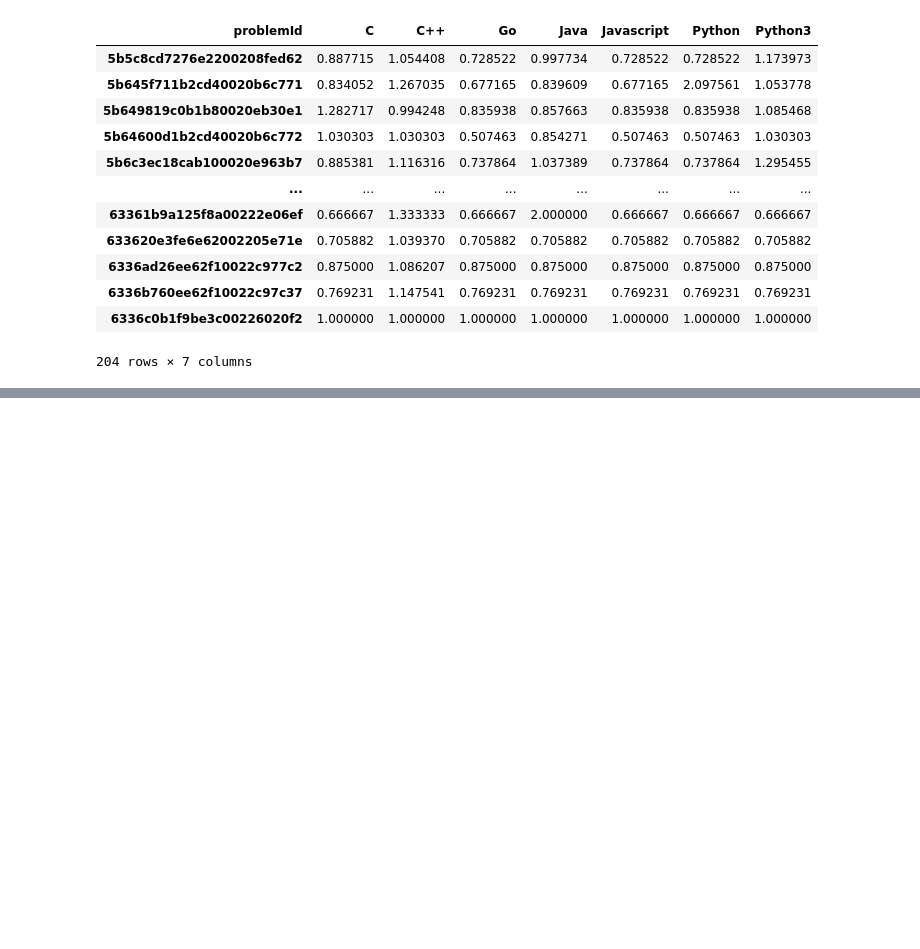
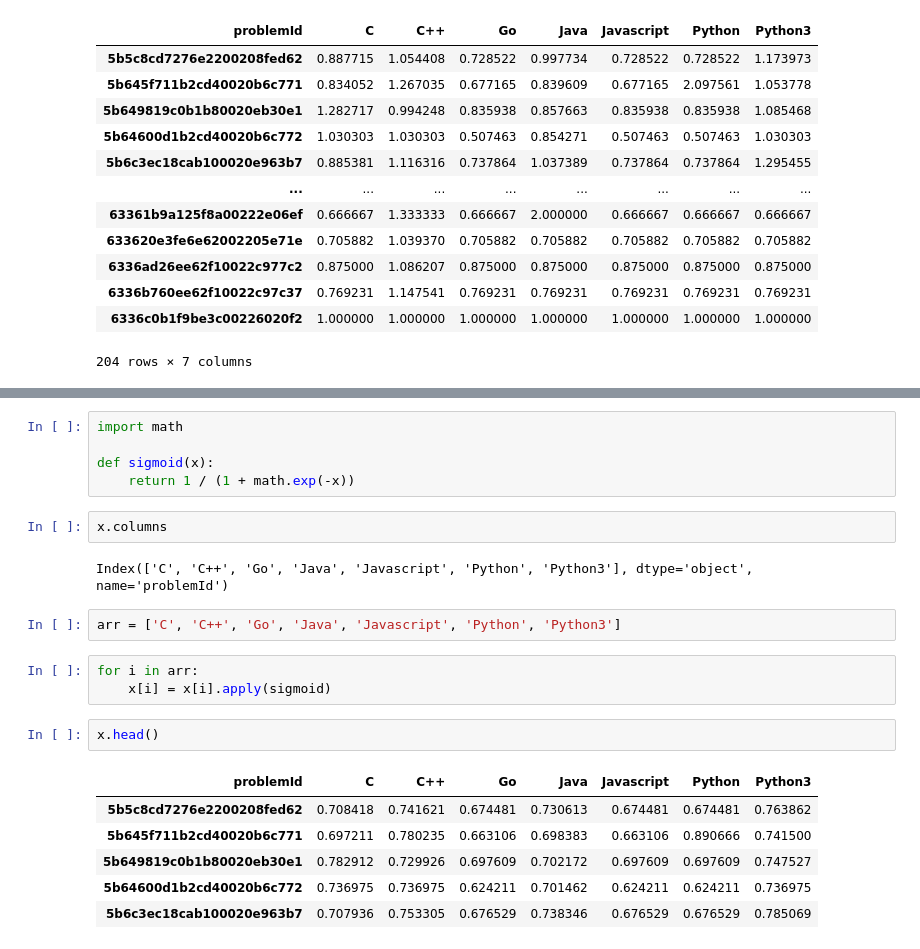
Before and after one commit to siesgstarena/synapse, a Jupyter notebook: notebooks/EDA/preprocessing.ipynb, the cells around one changed output, grey strips where cells are left out. Saved outputs shown, nothing was run; the diff lists cells and outputs as text; blank space fills up the shorter version.

```diff
--- a/notebooks/EDA/preprocessing.ipynb
+++ b/notebooks/EDA/preprocessing.ipynb
@@ -621,0 +711,23 @@ x
+# %%
+import math
+
+def sigmoid(x):
+    return 1 / (1 + math.exp(-x))
+# %%
+x.columns
+# %% [output]
+Index(['C', 'C++', 'Go', 'Java', 'Javascript', 'Python', 'Python3'], dtype='object', name='problemId')
+# %%
+arr = ['C', 'C++', 'Go', 'Java', 'Javascript', 'Python', 'Python3']
+# %%
+for i in arr:
+    x[i] = x[i].apply(sigmoid)
+# %%
+x.head()
+# %% [output]
+| problemId | C | C++ | Go | Java | Javascript | Python | Python3 |
+| 5b5c8cd7276e2200208fed62 | 0.708418 | 0.741621 | 0.674481 | 0.730613 | 0.674481 | 0.674481 | 0.763862 |
+| 5b645f711b2cd40020b6c771 | 0.697211 | 0.780235 | 0.663106 | 0.698383 | 0.663106 | 0.890666 | 0.741500 |
+| 5b649819c0b1b80020eb30e1 | 0.782912 | 0.729926 | 0.697609 | 0.702172 | 0.697609 | 0.697609 | 0.747527 |
+| 5b64600d1b2cd40020b6c772 | 0.736975 | 0.736975 | 0.624211 | 0.701462 | 0.624211 | 0.624211 | 0.736975 |
+| 5b6c3ec18cab100020e963b7 | 0.707936 | 0.753305 | 0.676529 | 0.738346 | 0.676529 | 0.676529 | 0.785069 |
```
Also changed, not shown: parts of 20 cells of this notebook, 5 other files.
